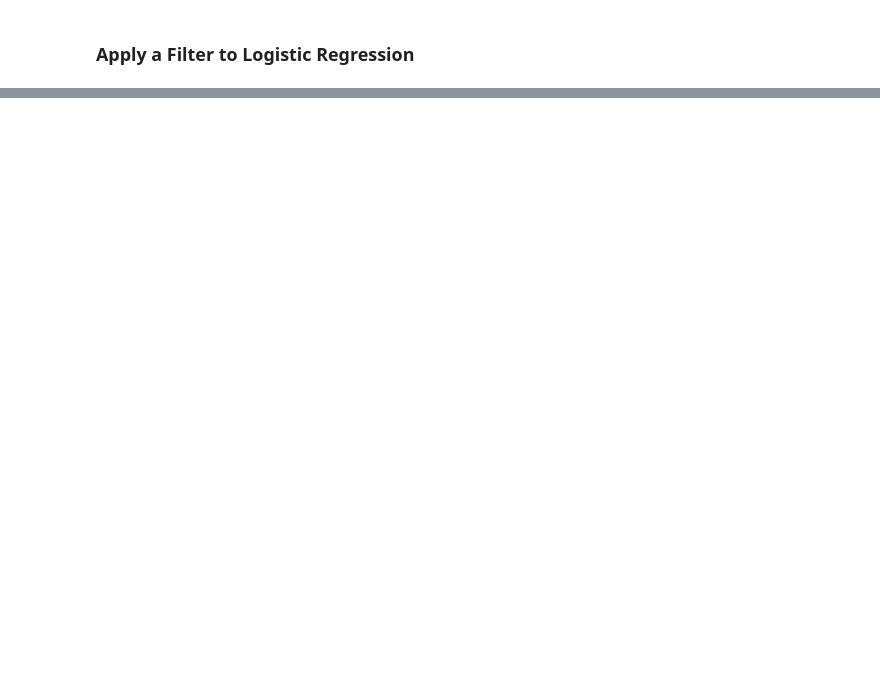
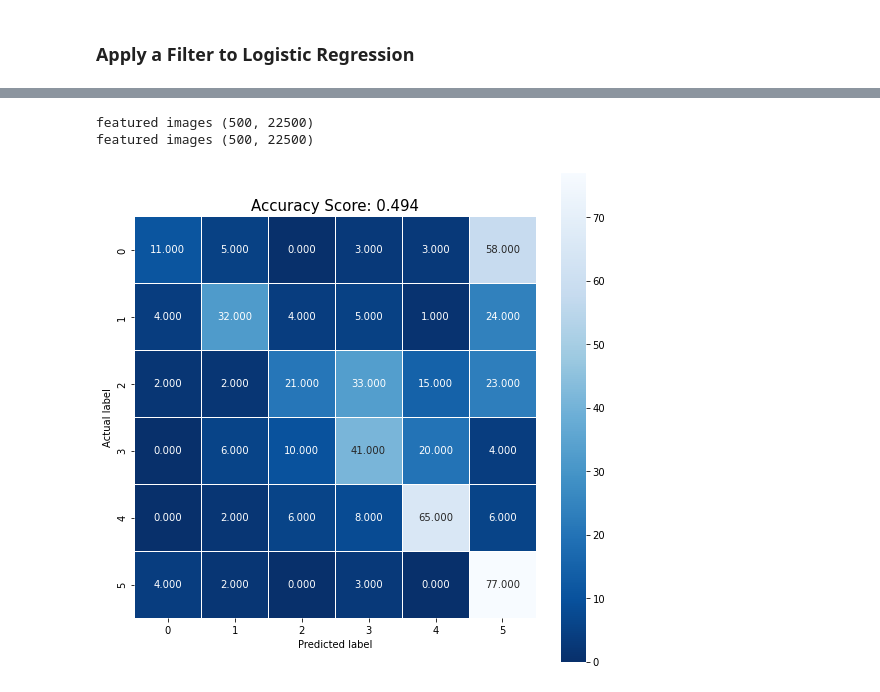
Before and after one commit to roxyrong/w281-project, a Jupyter notebook: Data_Prep_and_Features.ipynb, the cells around one changed output, grey strips where cells are left out. Cells and saved outputs as stored; diff of their text form; code cells hidden in the pictures; blank space fills up the shorter version.

```diff
--- a/Data_Prep_and_Features.ipynb
+++ b/Data_Prep_and_Features.ipynb
@@ -199,0 +230,38 @@ logistic_regression(train.iloc[:100,], val.iloc[45:55,], "fourier") #trying a sm
+# %%
+def random_forest(train, val, feature):
+    ''' Function to apply a feature to the validation set
+    and spit out error values (confusion matrix, precision, recall, F1 score, accuracy) '''
+    #apply feature to train and validation images
+    if feature == "fourier":
+        train_featured, train_label = fourier_transform(train)
+        val_featured, val_label = fourier_transform(val)
+    else:
+        pass # add different conditions for different features later
+
+#     print("train images",train_featured.shape)
+#     print("train labels",train_label.shape)
+#     print("val images",val_featured.shape)
+#     print("val labels",val_label.shape)
+
+    #train and predict a multiclass logistic regression
+    clf = RandomForestClassifier(max_depth=2, random_state=0)
+    clf.fit(train_featured, train_label)
+    predictions = clf.predict(val_featured)
+    score = clf.score(val_featured, val_label)
+    con_matrix = metrics.confusion_matrix(val_label, predictions)
+
+    plt.figure(figsize=(9,9))
+    sns.heatmap(con_matrix, annot=True, fmt=".3f", linewidths=.5, square = True, cmap = 'Blues_r');
+    plt.ylabel('Actual label');
+    plt.xlabel('Predicted label');
+    all_sample_title = 'Accuracy Score: {0}'.format(score)
+    plt.title(all_sample_title, size = 15);
+
+    pass
+# %%
+# random_forest(train, val, "fourier") #full dataset - uncomment to run
+random_forest(train.iloc[:500], val.iloc[:500], "fourier") #trying a small sample for sanity check
+# %% [output]
+featured images (500, 22500)
+featured images (500, 22500)
+[figure, added]
```
Also changed, not shown: parts of 11 cells of this notebook.
